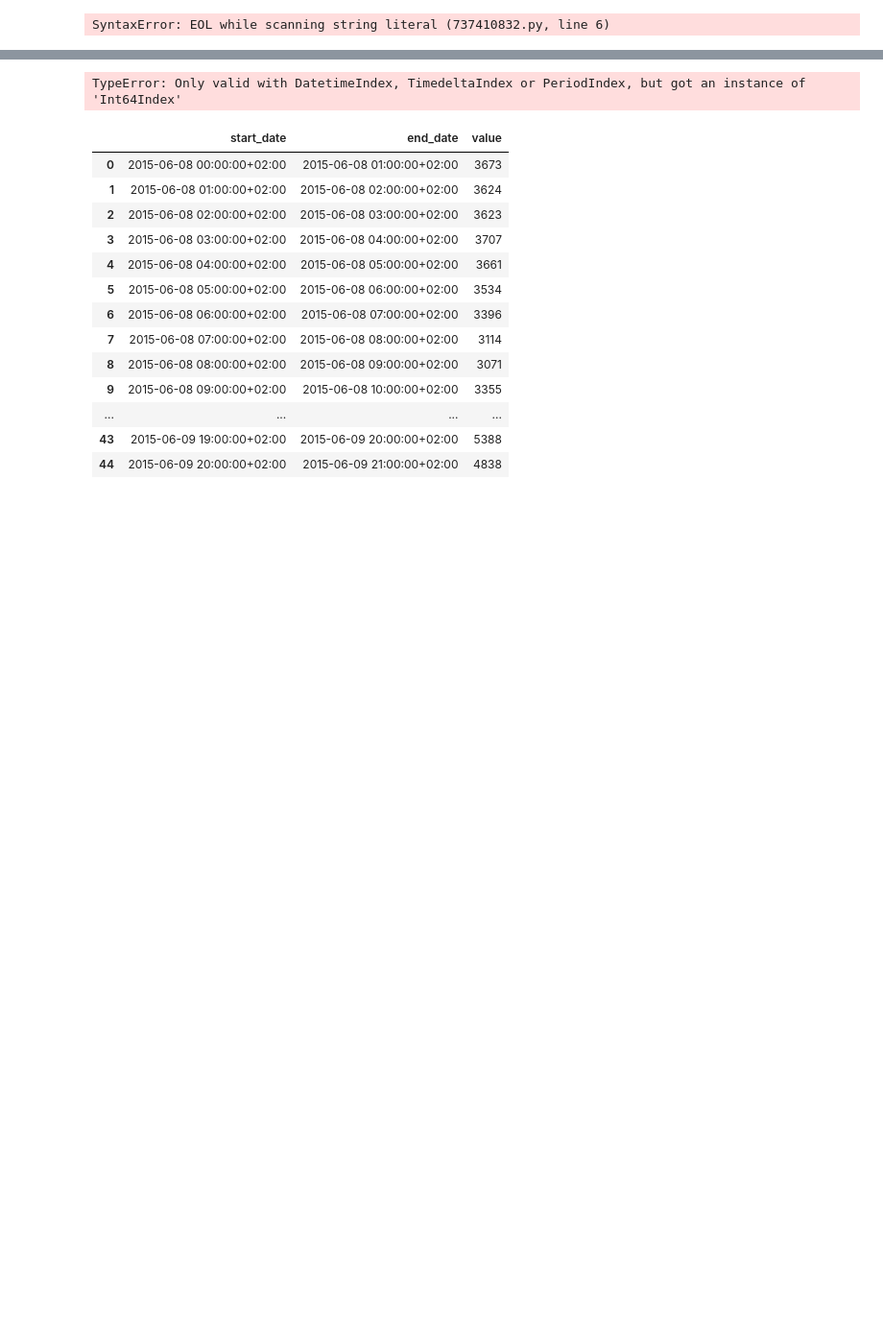
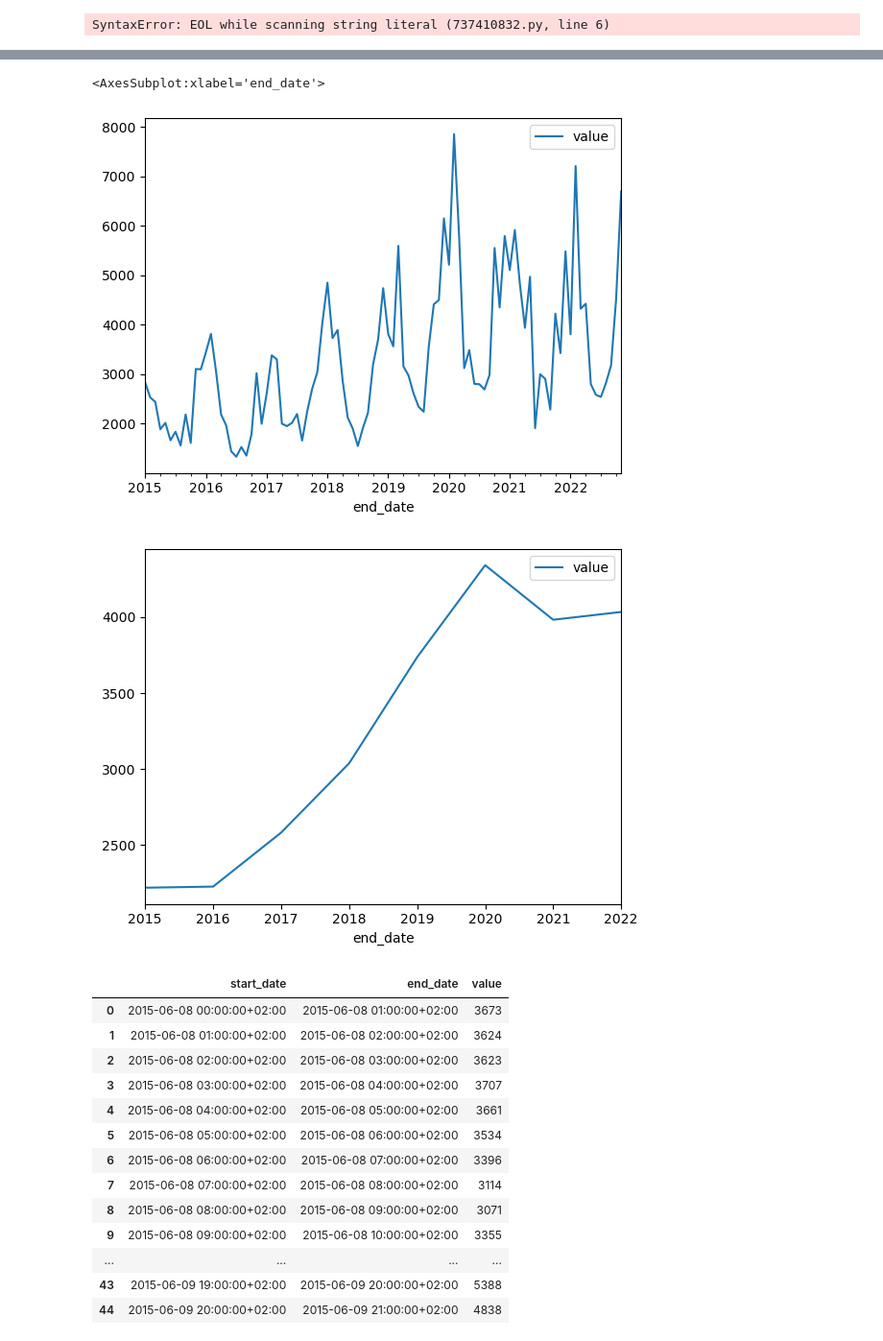
Before and after one commit to Basso42/Production-eolienne-ENSAE, a Jupyter notebook: automatization_RTE_data.ipynb, the cells around one changed output, grey strips where cells are left out. Shown at 96% size. Saved outputs shown, nothing was run; the diff lists cells and outputs as text; code cells hidden in the pictures; blank space fills up the shorter version.

```diff
--- a/automatization_RTE_data.ipynb
+++ b/automatization_RTE_data.ipynb
@@ -172,0 +128,7 @@ TypeError: index is not a valid DatetimeIndex or PeriodIndex
+# %%
+#ici on convertit les dates au format UTC pour pouvoir les convertir au format date, cela n'aura pas d'incidence sur les moyennes mensuelles et annuelles.
+df['end_date'] = pd.to_datetime(df['end_date'], utc=True)
+# %%
+#On les met au
+df = df.set_index('end_date')
+df.head()
@@ -173,8 +143,11 @@ TypeError: index is not a valid DatetimeIndex or PeriodIndex
 # %%
+#On obtient les graphiques de moyennes mensuelles et annuelles
 df.resample('M').mean().plot()
-df2.resample('Y').mean().plot()
+df.resample('Y').mean().plot()
 # %% [output]
-TypeError: Only valid with DatetimeIndex, TimedeltaIndex or PeriodIndex, but got an instance of 'Int64Index'
+<AxesSubplot:xlabel='end_date'>
+[figure, added]
+[figure, added]
 # %%
 
 
```
Also changed, not shown: parts of 9 cells of this notebook, 1 other file.
